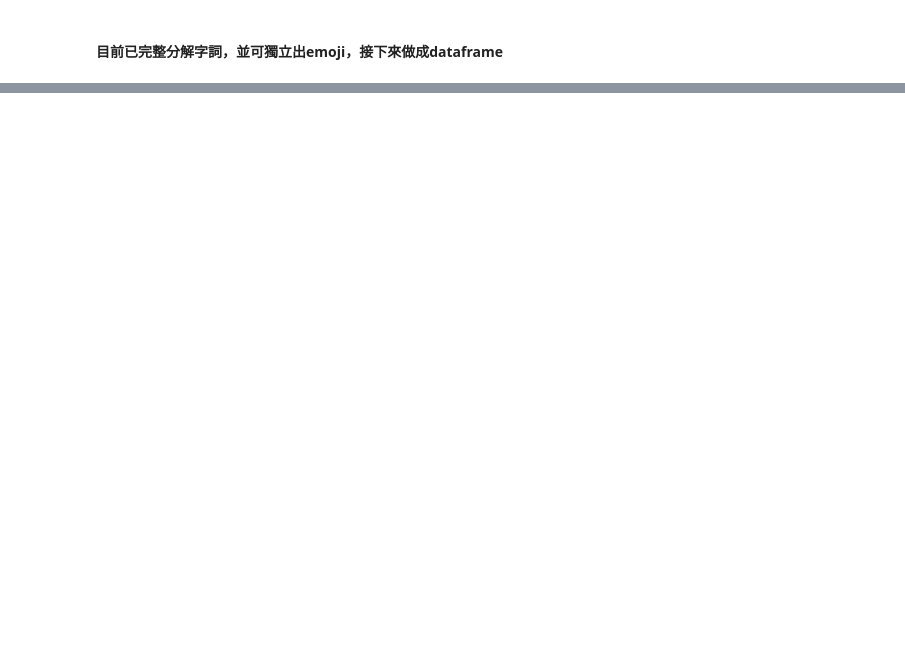
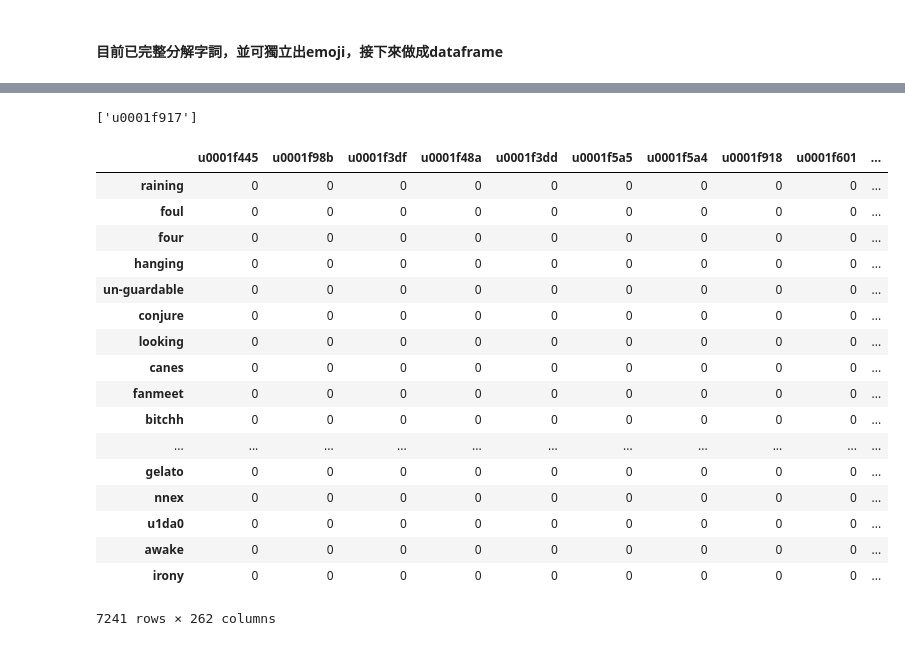
Before and after one commit to Yu-TheTurtle/Applying-TensorFlow-to-predict-emojis-in-Tweets, a Jupyter notebook: Code/Twitter.ipynb, the cells around one changed output, grey strips where cells are left out. Saved outputs shown, nothing was run; the diff lists cells and outputs as text; code cells hidden in the pictures; blank space fills up the shorter version.

```diff
--- a/Code/Twitter.ipynb
+++ b/Code/Twitter.ipynb
@@ -173,0 +182,4 @@ with open('Cry.json', 'r') as f:
+# %%
+import pandas as pd
+first_df = pd.DataFrame([np.zeros(len(emoji_single), dtype=np.int8)],
+            index = word_single,columns = emoji_single)
@@ -249,10 +323,12 @@ cry_list
 # %%
-angry_list = []
+import json
+emo_list = []
 
-with open('Angry.json', 'r') as f:
+with open('Emoji.json') as f:
     for line in f:
         tweet = json.loads(line)
-        emoji_list, pro_text = text_process(tweet['text'])
-        angry_list.append([emoji_list, pro_text])
-
-angry_list
+        if len(tweet) > 20:
+            emoji_list, pro_text = text_process_simple(tweet['text'])
+            emo_list.append([emoji_list, pro_text])
+            #print(preprocess(tweet['text']))
+            #print(tweet['text'])
@@ -329,0 +355,14 @@ NameError: name 'test_df1' is not defined
+# %%
+word_single = []
+emoji_single = []
+
+for i in range(len(emo_list)):
+    word_single.append(emo_list[i][1])
+    emoji_single.append(emo_list[i][0])
+
+word_single = list(sorted(set([word for word_list in word_single
+                        for word in word_list])))
+emoji_single = list(set([emoji for emoji_list in emoji_single
+                              for emoji in emoji_list]))
+
+word_single
@@ -329,0 +387,9 @@ NameError: name 'test_df1' is not defined
+# %%
+#build the dataframe
+emoji_df = pd.DataFrame([np.zeros(len(emoji_single), dtype=np.int64)],
+            columns = emoji_single, index = word_single)
+
+for i in emo_list:
+    for j in i[0]:
+        print(emoji_df.loc[i[1], j])
+        #emoji_df.loc[i[1],j] += 1
@@ -329,0 +414,25 @@ NameError: name 'test_df1' is not defined
+# %%
+emo_list[0][0]
+# %% [output]
+['u0001f917']
+# %%
+emoji_df
+# %% [output]
+|  | u0001f445 | u0001f98b | u0001f3df | u0001f48a | u0001f3dd | u0001f5a5 | u0001f5a4 | u0001f918 | u0001f601 | ... |
+| raining | 0 | 0 | 0 | 0 | 0 | 0 | 0 | 0 | 0 | ... |
+| foul | 0 | 0 | 0 | 0 | 0 | 0 | 0 | 0 | 0 | ... |
+| four | 0 | 0 | 0 | 0 | 0 | 0 | 0 | 0 | 0 | ... |
+| hanging | 0 | 0 | 0 | 0 | 0 | 0 | 0 | 0 | 0 | ... |
+| un-guardable | 0 | 0 | 0 | 0 | 0 | 0 | 0 | 0 | 0 | ... |
+| conjure | 0 | 0 | 0 | 0 | 0 | 0 | 0 | 0 | 0 | ... |
+| looking | 0 | 0 | 0 | 0 | 0 | 0 | 0 | 0 | 0 | ... |
+| canes | 0 | 0 | 0 | 0 | 0 | 0 | 0 | 0 | 0 | ... |
+| fanmeet | 0 | 0 | 0 | 0 | 0 | 0 | 0 | 0 | 0 | ... |
+| bitchh | 0 | 0 | 0 | 0 | 0 | 0 | 0 | 0 | 0 | ... |
+| ... | ... | ... | ... | ... | ... | ... | ... | ... | ... | ... |
+| gelato | 0 | 0 | 0 | 0 | 0 | 0 | 0 | 0 | 0 | ... |
+| nnex | 0 | 0 | 0 | 0 | 0 | 0 | 0 | 0 | 0 | ... |
+| u1da0 | 0 | 0 | 0 | 0 | 0 | 0 | 0 | 0 | 0 | ... |
+| awake | 0 | 0 | 0 | 0 | 0 | 0 | 0 | 0 | 0 | ... |
+| irony | 0 | 0 | 0 | 0 | 0 | 0 | 0 | 0 | 0 | ... |
+7241 rows × 262 columns
```
Also changed, not shown: parts of 25 cells of this notebook.
